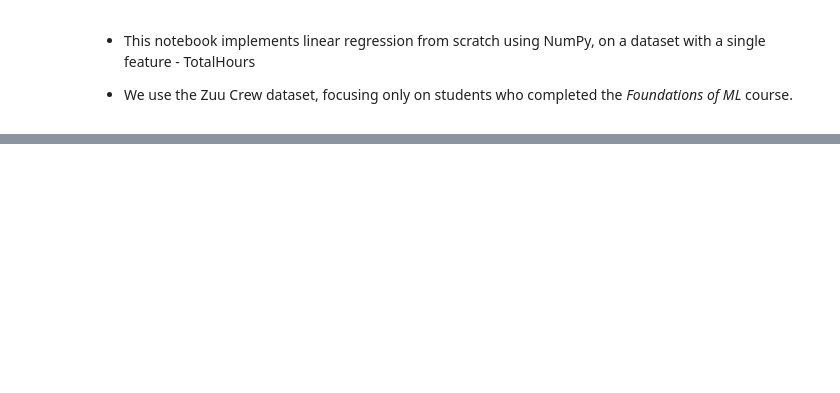
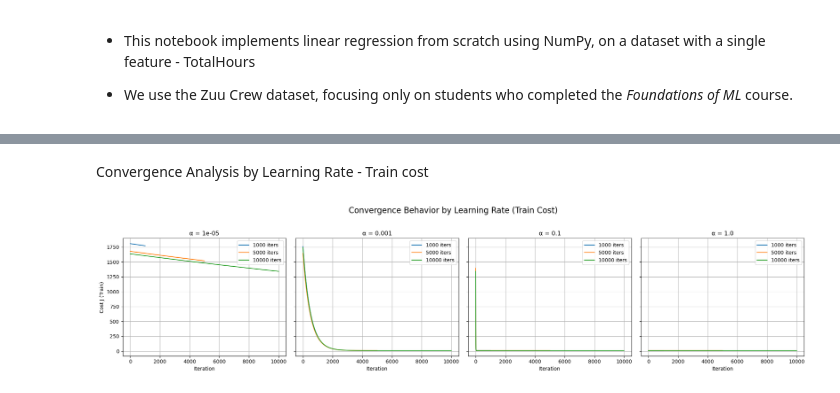
Before and after one commit to samathi-97/ML_Linear-Logistic-Regression-Implementation, a Jupyter notebook: 1_linear_regression_single_feature.ipynb, the cells around one changed output, grey strips where cells are left out. Drawn from its saved outputs; the diff is of its cells as text; code cells hidden in the pictures; blank space fills up the shorter version.

```diff
--- a/1_linear_regression_single_feature.ipynb
+++ b/1_linear_regression_single_feature.ipynb
@@ -23,0 +52,4 @@ y = df['CapstoneScore'].values
+# %%
+mu, sd = X_train_raw.mean(), X_train_raw.std() + 1e-12
+X_train = (X_train_raw - mu) / sd
+X_test  = (X_test_raw  - mu) / sd
@@ -194,0 +89,13 @@ for alpha in alphas:
+# %%
+results = {}
+
+for lr in learning_rates:
+    for num_itr in iteration_counts:
+        print(f"=======  Training with α = {lr} , iterations = {num_itr}  =======")
+        beta_0, beta_1, cost_history = gradient_descent(X_train, y_train, learning_rate=lr, num_itr=num_itr)
+        results[(lr,num_itr)] = {
+            "beta_0":  beta_0 ,
+            "beta_1":   beta_1,
+            "cost_history": cost_history
+        }
+        print()
@@ -194,0 +120,22 @@ for alpha in alphas:
+# %% [markdown]
+Convergence Analysis by Learning Rate - Train cost
+# %%
+fig, axs = plt.subplots(1, len(learning_rates), figsize=(20, 5), sharey=True)
+for i, lr in enumerate(learning_rates):
+    ax = axs[i]
+    for n_iter in sorted(iteration_counts):
+        key = (lr, n_iter)
+        if key in results:
+            ch = results[key]['cost_history']
+            ax.plot(range(len(ch)), ch, label=f'{n_iter} iters')
+    ax.set_title(f'α = {lr}')
+    ax.set_xlabel('Iteration')
+    if i == 0:
+        ax.set_ylabel('Cost J (Train)')
+    ax.grid(True)
+    ax.legend()
+plt.suptitle("Convergence Behavior by Learning Rate (Train Cost)", fontsize=16)
+plt.tight_layout(rect=[0, 0.03, 1, 0.95])
+plt.show()
+# %% [output]
+[figure, added]
```
Also changed, not shown: parts of 29 cells of this notebook, 11 other files.
